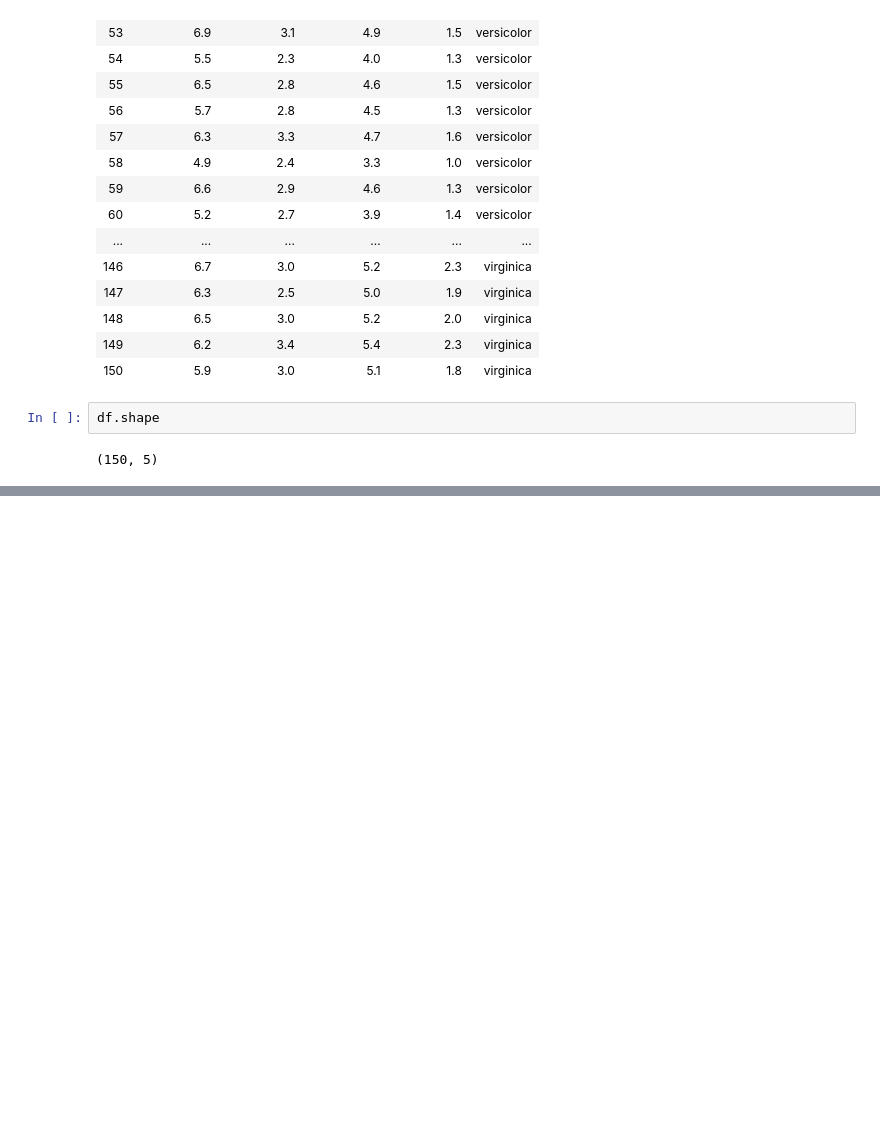
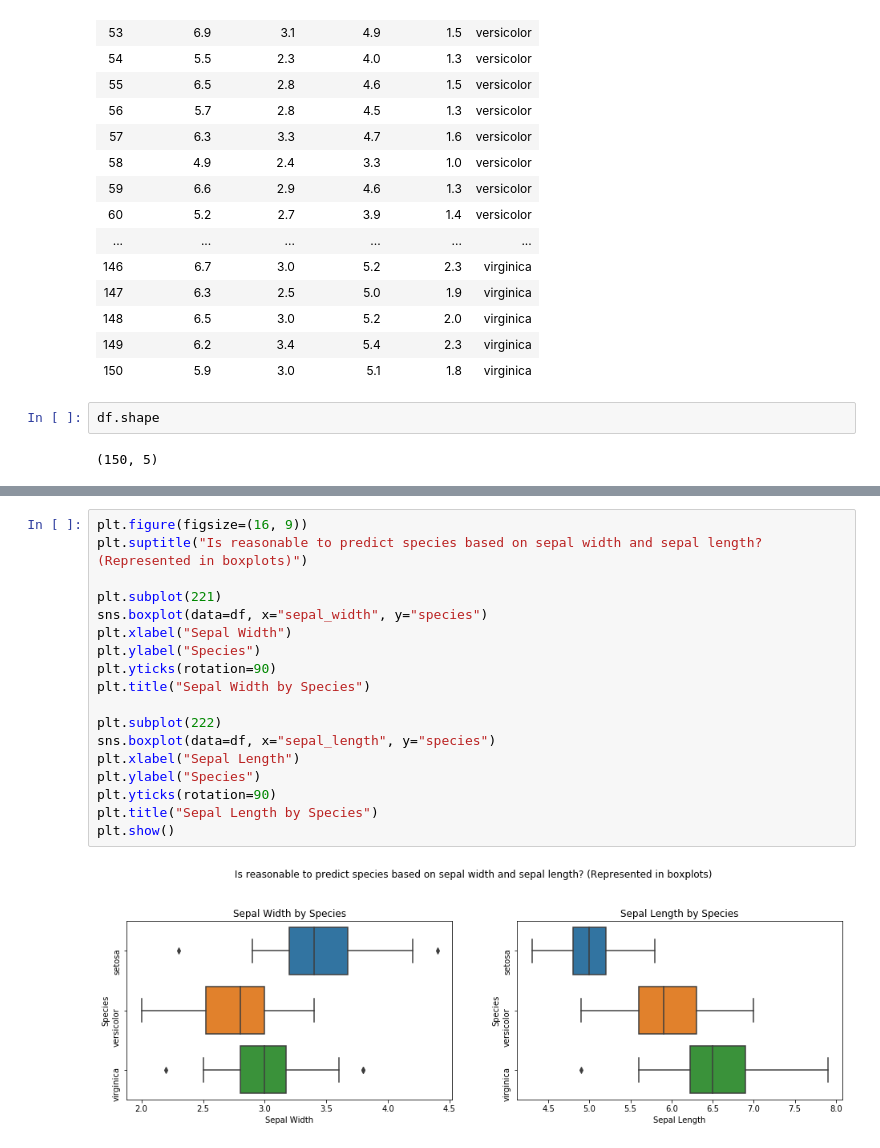
Before and after one commit to aleclhartman/python-exercises, a Jupyter notebook: 4.8.5_seaborn_exercises.ipynb, the cells around one changed output, grey strips where cells are left out. Cells and saved outputs as stored; diff of their text form; blank space fills up the shorter version.

```diff
--- a/4.8.5_seaborn_exercises.ipynb
+++ b/4.8.5_seaborn_exercises.ipynb
@@ -153,0 +151,20 @@ Name: species, dtype: object
+# %%
+plt.figure(figsize=(16, 9))
+plt.suptitle("Is reasonable to predict species based on sepal width and sepal length? (Represented in boxplots)")
+
+plt.subplot(221)
+sns.boxplot(data=df, x="sepal_width", y="species")
+plt.xlabel("Sepal Width")
+plt.ylabel("Species")
+plt.yticks(rotation=90)
+plt.title("Sepal Width by Species")
+
+plt.subplot(222)
+sns.boxplot(data=df, x="sepal_length", y="species")
+plt.xlabel("Sepal Length")
+plt.ylabel("Species")
+plt.yticks(rotation=90)
+plt.title("Sepal Length by Species")
+plt.show()
+# %% [output]
+[figure, added]
```
Also changed, not shown: parts of 23 cells of this notebook.
